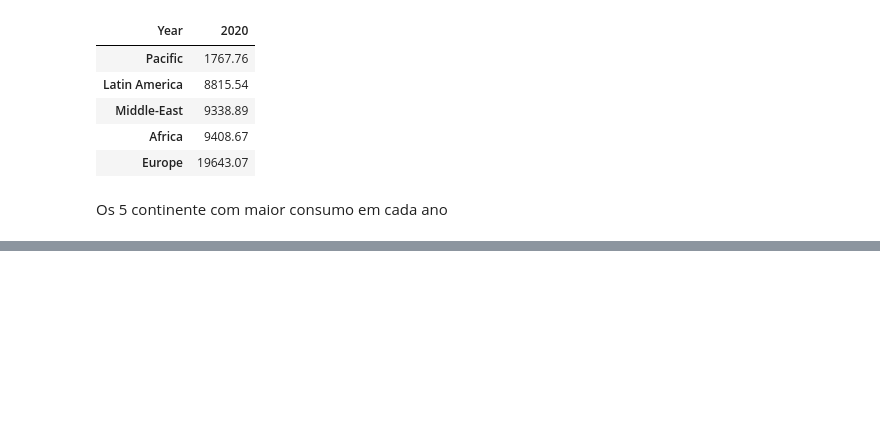
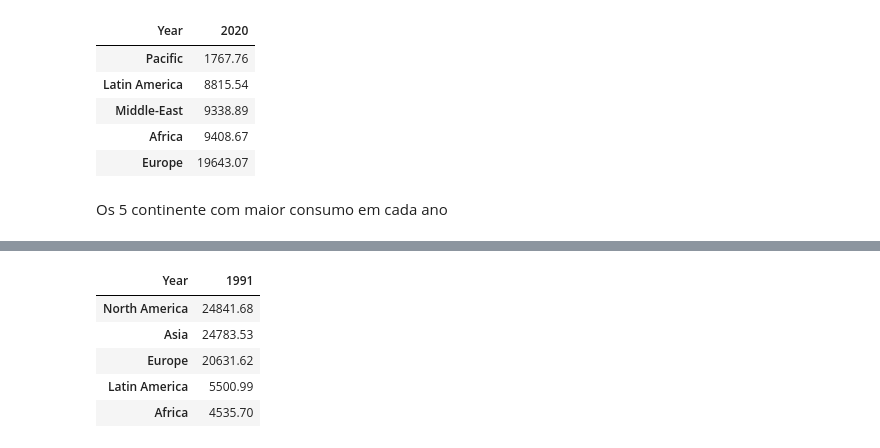
Before and after one commit to Alimva/Trabalho-Final-de-Dados, a Jupyter notebook: main/Notebooks/EDAs/alice_martins.ipynb, the cells around one changed output, grey strips where cells are left out. Drawn from its saved outputs; the diff is of its cells as text; code cells hidden in the pictures; blank space fills up the shorter version.

```diff
--- a/main/Notebooks/EDAs/alice_martins.ipynb
+++ b/main/Notebooks/EDAs/alice_martins.ipynb
@@ -588,0 +598,9 @@ Os 5 continente com maior consumo em cada ano
+# %%
+an1.sort_values(by = [1991],ascending = False).iloc[:5, 1:2]
+# %% [output]
+| Year | 1991 |
+| North America | 24841.68 |
+| Asia | 24783.53 |
+| Europe | 20631.62 |
+| Latin America | 5500.99 |
+| Africa | 4535.70 |
```
Also changed, not shown: parts of 30 cells of this notebook.
